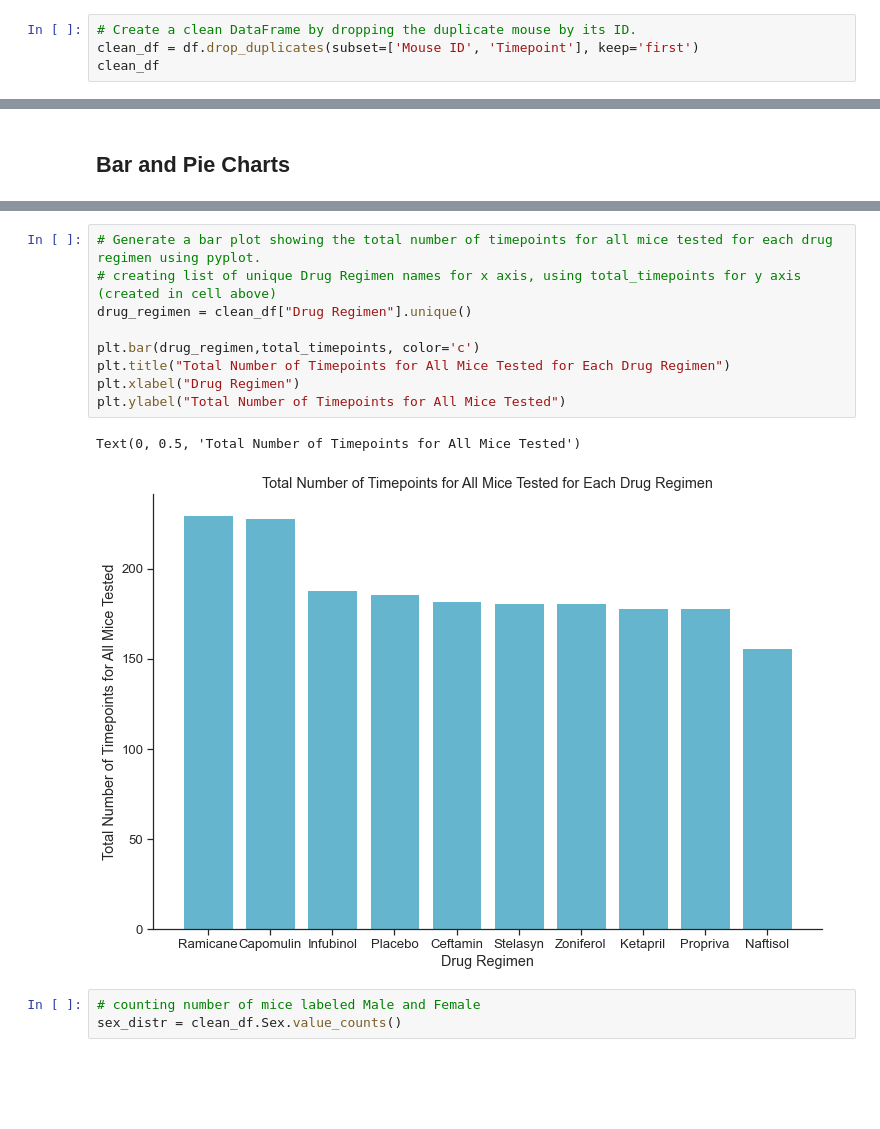
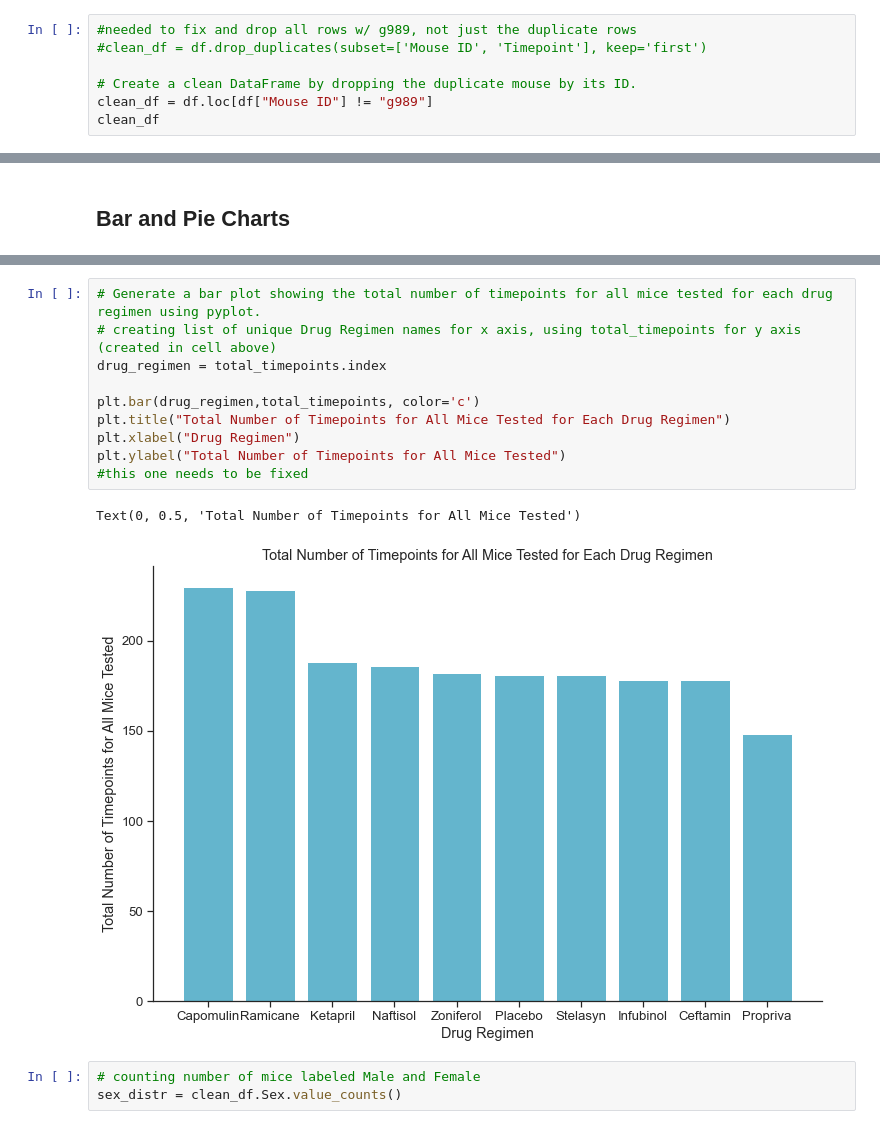
Before and after one commit to mbruns13/matplotlib-challenge, a Jupyter notebook: pymaceuticals_starter.ipynb, the cells around one changed output, grey strips where cells are left out. Drawn from its saved outputs; the diff is of its cells as text; blank space fills up the shorter version.

```diff
--- a/pymaceuticals_starter.ipynb
+++ b/pymaceuticals_starter.ipynb
@@ -73,6 +84,9 @@ duplicate_data
 # %%
+#needed to fix and drop all rows w/ g989, not just the duplicate rows
+#clean_df = df.drop_duplicates(subset=['Mouse ID', 'Timepoint'], keep='first')
+
 # Create a clean DataFrame by dropping the duplicate mouse by its ID.
-clean_df = df.drop_duplicates(subset=['Mouse ID', 'Timepoint'], keep='first')
+clean_df = df.loc[df["Mouse ID"] != "g989"]
 clean_df
 # %% [output]
 |  | Mouse ID | Drug Regimen | Sex | Age_months | Weight (g) | Timepoint | Tumor Volume (mm3) | ... |
@@ -187,15 +201,16 @@ total_timepoints.plot.bar(title="Total Number of Timepoints for All Mice Tested
 # %%
 # Generate a bar plot showing the total number of timepoints for all mice tested for each drug regimen using pyplot.
 # creating list of unique Drug Regimen names for x axis, using total_timepoints for y axis (created in cell above)
-drug_regimen = clean_df["Drug Regimen"].unique()
+drug_regimen = total_timepoints.index
 
 plt.bar(drug_regimen,total_timepoints, color='c')
 plt.title("Total Number of Timepoints for All Mice Tested for Each Drug Regimen")
 plt.xlabel("Drug Regimen")
 plt.ylabel("Total Number of Timepoints for All Mice Tested")
+#this one needs to be fixed
 # %% [output]
 Text(0, 0.5, 'Total Number of Timepoints for All Mice Tested')
-[figure, old version]
+[figure, new version]
 # %%
 # counting number of mice labeled Male and Female
 sex_distr = clean_df.Sex.value_counts()
```
Also changed, not shown: parts of 28 cells of this notebook.
